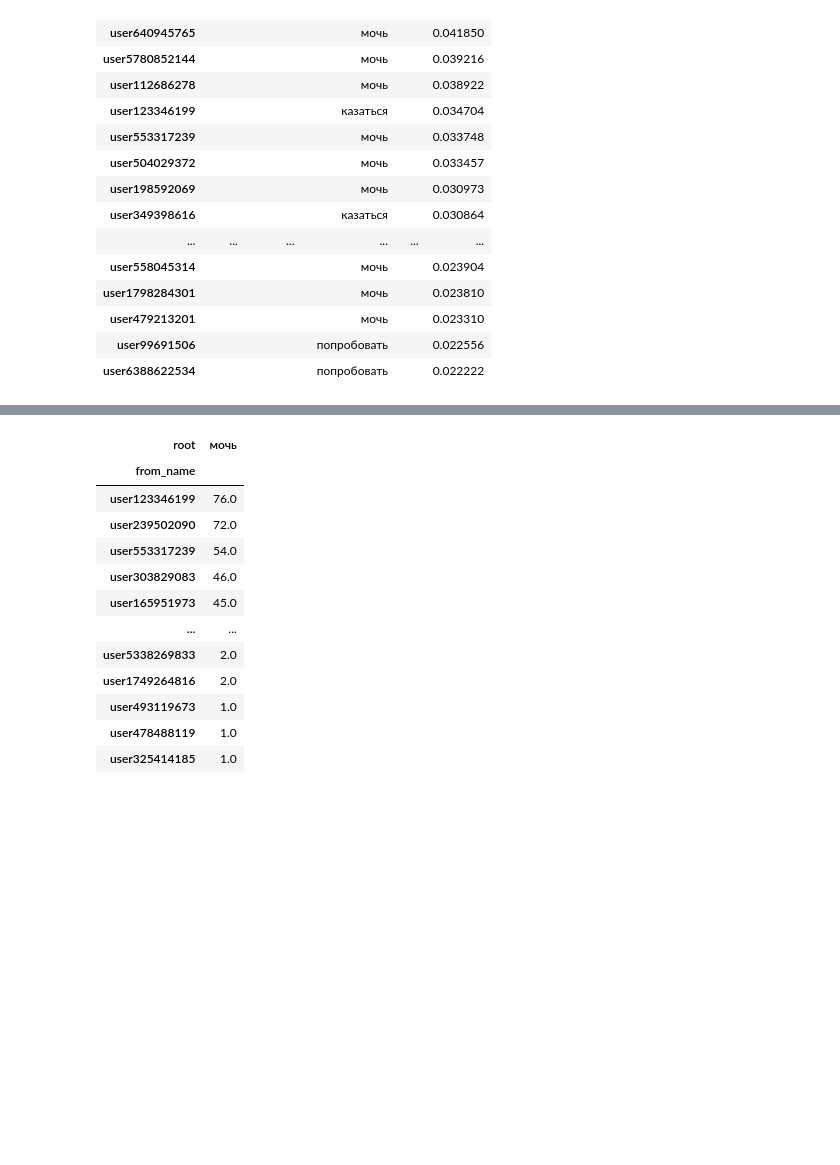
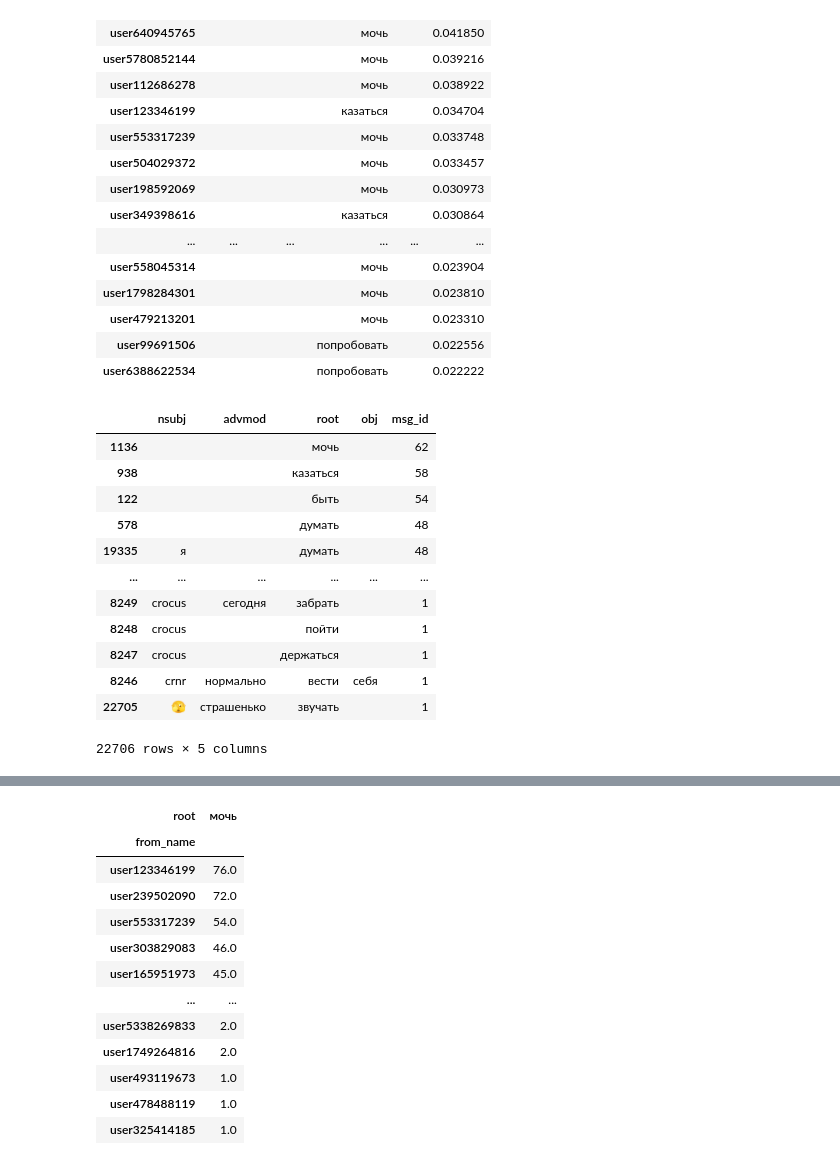
Before and after one commit to mkoninin/tg-json-analysis, a Jupyter notebook: 100 - парсер предложений.ipynb, the cells around one changed output, grey strips where cells are left out. Cells and saved outputs as stored; diff of their text form; code cells hidden in the pictures; blank space fills up the shorter version.

```diff
--- a/100 - парсер предложений.ipynb
+++ b/100 - парсер предложений.ipynb
@@ -205,5 +206,20 @@ df.sort_values('msg_id', ascending=False).head(30)
 | user99691506 |  |  | попробовать |  | 0.022556 |
 | user6388622534 |  |  | попробовать |  | 0.022222 |
 # %%
-df[['msg_id', 'root', 'obj', 'nsubj', 'advmod']].groupby(['nsubj','advmod', 'root', 'obj',  ]).count().reset_index().sort_values('msg_id', ascending=False).to_clipboard()
+df[['msg_id', 'root', 'obj', 'nsubj', 'advmod']].groupby(['nsubj','advmod', 'root', 'obj',  ]).count().reset_index().sort_values('msg_id', ascending=False)
+#.to_clipboard()
 # .head(30)
+# %% [output]
+|  | nsubj | advmod | root | obj | msg_id |
+| 1136 |  |  | мочь |  | 62 |
+| 938 |  |  | казаться |  | 58 |
+| 122 |  |  | быть |  | 54 |
+| 578 |  |  | думать |  | 48 |
+| 19335 | я |  | думать |  | 48 |
+| ... | ... | ... | ... | ... | ... |
+| 8249 | crocus | сегодня | забрать |  | 1 |
+| 8248 | crocus |  | пойти |  | 1 |
+| 8247 | crocus |  | держаться |  | 1 |
+| 8246 | crnr | нормально | вести | себя | 1 |
+| 22705 | 🫣 | страшенько | звучать |  | 1 |
+22706 rows × 5 columns
```
Also changed, not shown: parts of 5 cells of this notebook.
